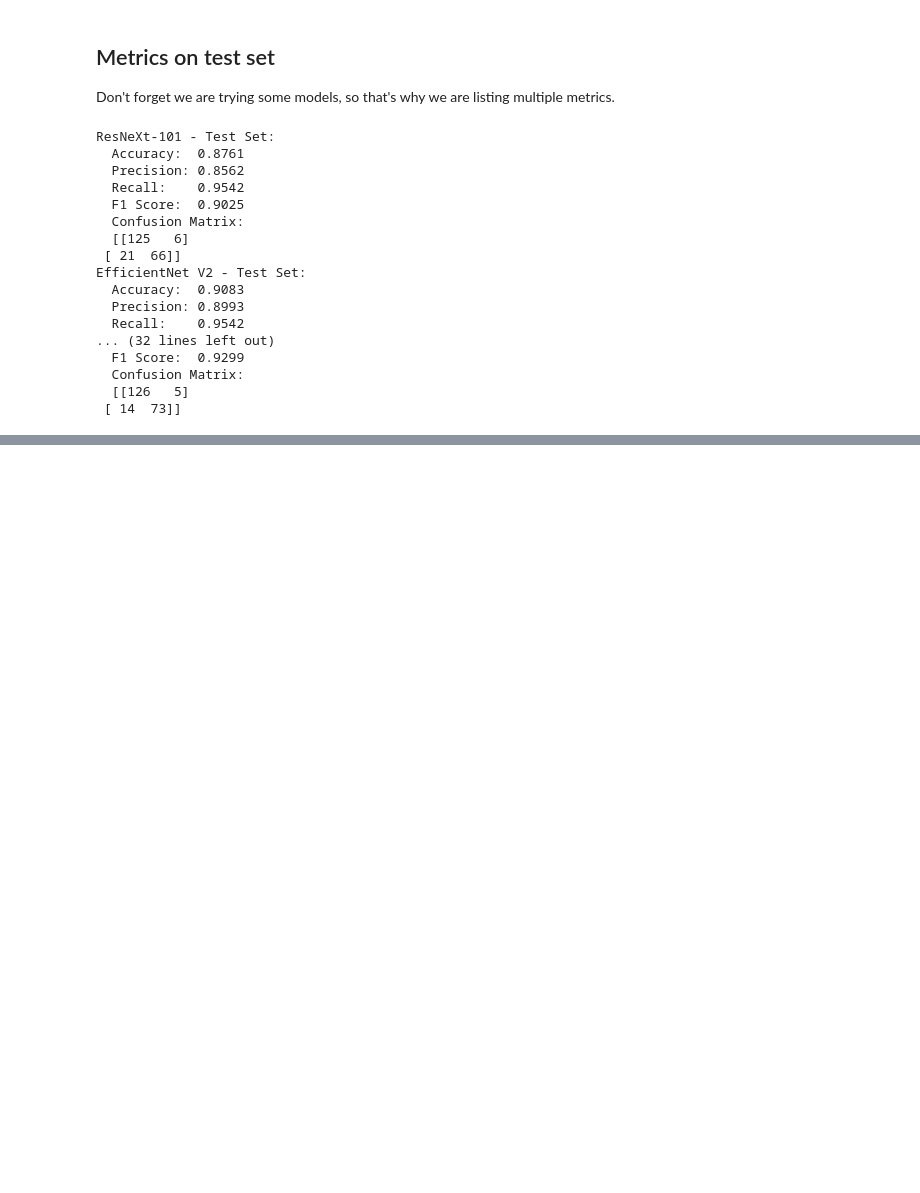
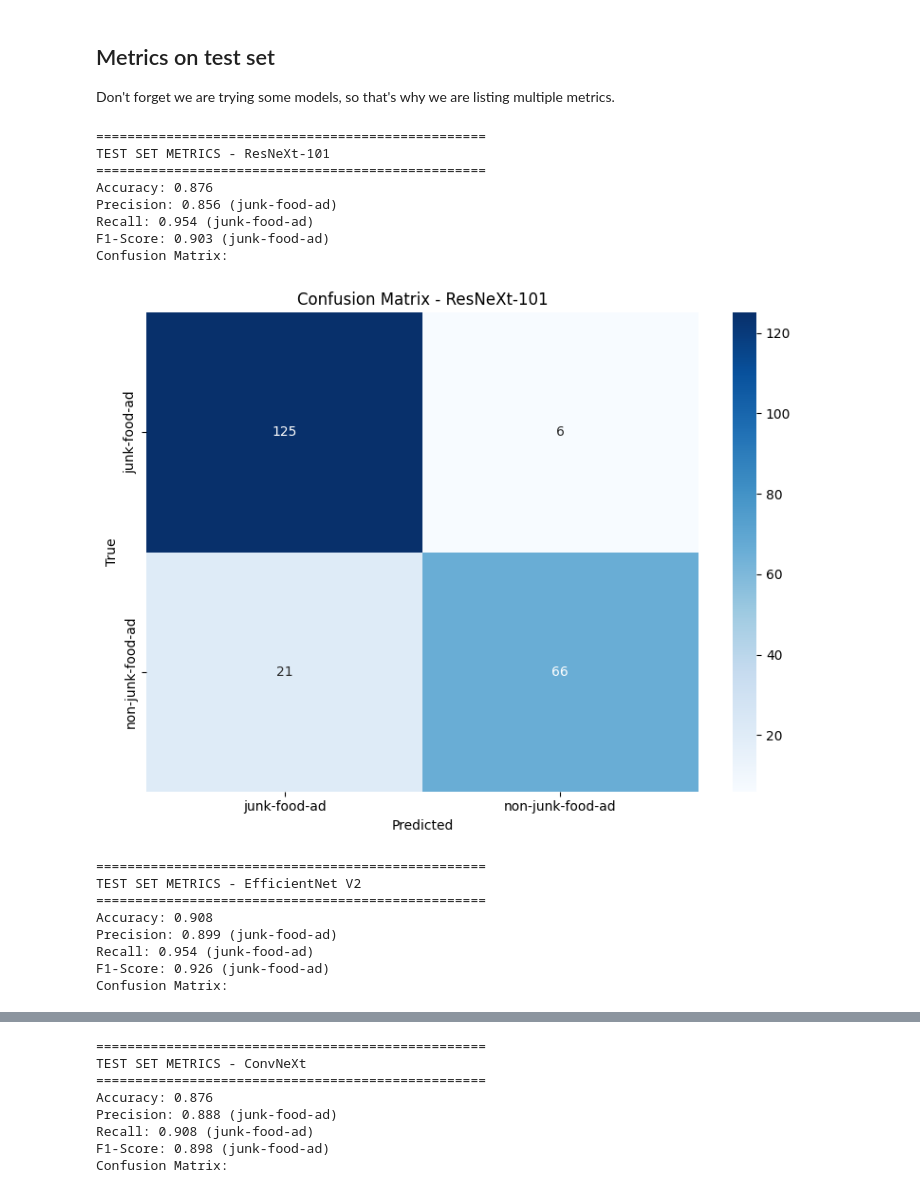
Before and after one commit to merojosa/junk-food-ads-classifiers, a Jupyter notebook: src/KNN-binary-classification.ipynb, the cells around one changed output, grey strips where cells are left out. Drawn from its saved outputs; the diff is of its cells as text; code cells hidden in the pictures; blank space fills up the shorter version.

```diff
--- a/src/KNN-binary-classification.ipynb
+++ b/src/KNN-binary-classification.ipynb
@@ -426,44 +432,66 @@ EfficientNet V2 - Valid Set:
 
 Don't forget we are trying some models, so that's why we are listing multiple metrics.
 # %%
+import matplotlib.pyplot as plt
+import seaborn as sns
+from IPython.display import display
+
 all_test_features = {}
 for model_info in loaded_models:
     features = extract_features(
         image_paths_dict['test'],
         model_info['model'],
         model_info['feature_dim'],
         model_info['transform'],
         model_info['name']
     )
     all_test_features[model_info['name']] = features
 
 y_test = encoder.transform(labels_dict['test'])
 
 # Evaluate all models on test set
 for model_name, knn in trained_models.items():
     results = evaluate_model(all_test_features[model_name], y_test, "test", knn, model_name)
-    print(f"{model_name} - Test Set:")
-    print(f"  Accuracy:  {results['accuracy']:.4f}")
-    print(f"  Precision: {results['precision']:.4f}")
-    print(f"  Recall:    {results['recall']:.4f}")
-    print(f"  F1 Score:  {results['f1_score']:.4f}")
-    print(f"  Confusion Matrix:")
-    print(f"  {results['confusion_matrix']}")
+
+    print("\n" + "="*50)
+    print(f"TEST SET METRICS - {model_name}")
+    print("="*50)
+    print(f"Accuracy: {results['accuracy']:.3f}")
+    print(f"Precision: {results['precision']:.3f} (junk-food-ad)")
+    print(f"Recall: {results['recall']:.3f} (junk-food-ad)")
+    print(f"F1-Score: {results['f1_score']:.3f} (junk-food-ad)")
+    print("Confusion Matrix:")
+
+    # Plot confusion matrix
+    plt.figure(figsize=(8, 6))
+    sns.heatmap(
+        results['confusion_matrix'],
+        annot=True,
+        fmt='d',
+        cmap='Blues',
+        xticklabels=['junk-food-ad', 'non-junk-food-ad'],
+        yticklabels=['junk-food-ad', 'non-junk-food-ad']
+    )
+    plt.xlabel('Predicted')
+    plt.ylabel('True')
+    plt.title(f'Confusion Matrix - {model_name}')
+    plt.tight_layout()
+    plt.show()
 # %% [output]
-ResNeXt-101 - Test Set:
-  Accuracy:  0.8761
-  Precision: 0.8562
-  Recall:    0.9542
-  F1 Score:  0.9025
-  Confusion Matrix:
-  [[125   6]
- [ 21  66]]
-EfficientNet V2 - Test Set:
-  Accuracy:  0.9083
-  Precision: 0.8993
-  Recall:    0.9542
-... (32 lines left out)
-  F1 Score:  0.9299
-  Confusion Matrix:
-  [[126   5]
- [ 14  73]]
+==================================================
+TEST SET METRICS - ResNeXt-101
+==================================================
+Accuracy: 0.876
+Precision: 0.856 (junk-food-ad)
+Recall: 0.954 (junk-food-ad)
+F1-Score: 0.903 (junk-food-ad)
+Confusion Matrix:
+[figure, added]
+==================================================
+TEST SET METRICS - EfficientNet V2
+==================================================
+Accuracy: 0.908
+Precision: 0.899 (junk-food-ad)
+Recall: 0.954 (junk-food-ad)
+F1-Score: 0.926 (junk-food-ad)
+Confusion Matrix:
@@ -469,0 +499,8 @@ EfficientNet V2 - Test Set:
+==================================================
+TEST SET METRICS - ConvNeXt
+==================================================
+Accuracy: 0.876
+Precision: 0.888 (junk-food-ad)
+Recall: 0.908 (junk-food-ad)
+F1-Score: 0.898 (junk-food-ad)
+Confusion Matrix:
```
Also changed, not shown: parts of 4 cells of this notebook, 2 other files.
